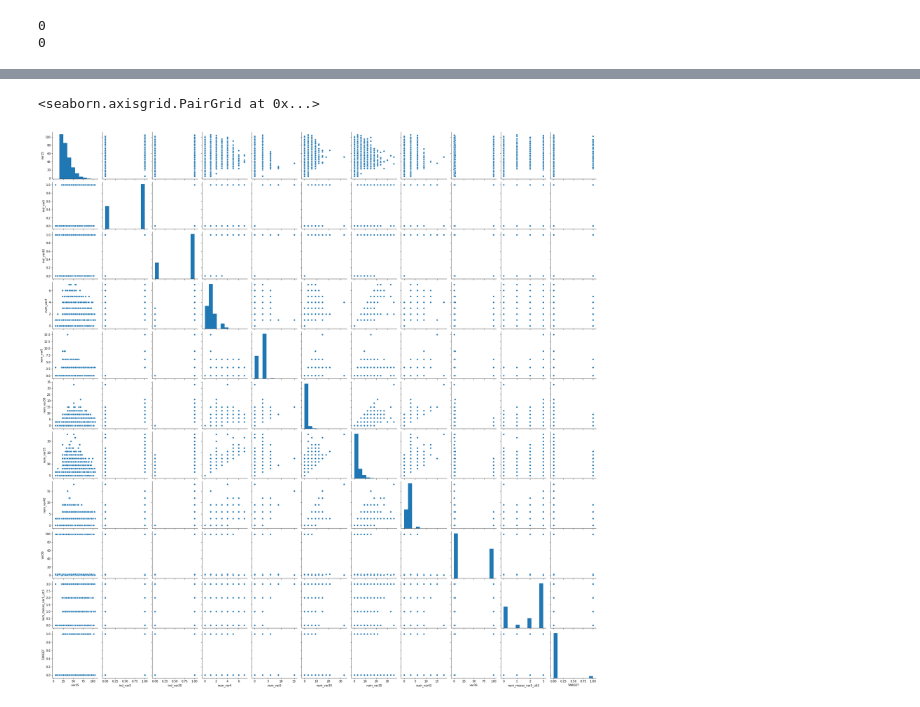
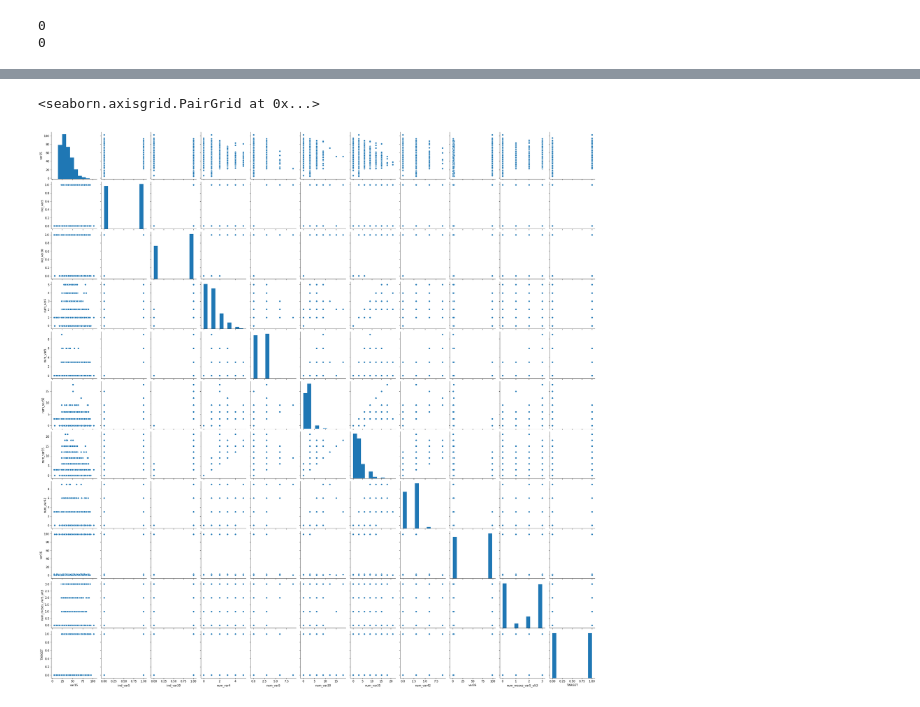
Before and after one commit to gustavomccoelho/Customer-Satisfaction-Prediction, a Jupyter notebook: code/Exploratory-Analysis.ipynb, the cells around one changed output, grey strips where cells are left out. Saved outputs shown, nothing was run; the diff lists cells and outputs as text; code cells hidden in the pictures.

```diff
--- a/code/Exploratory-Analysis.ipynb
+++ b/code/Exploratory-Analysis.ipynb
@@ -40,0 +53,2 @@ print(test1.isnull().values.sum())
+# %%
+train2 = train1[train1["TARGET"] == 0].sample(3008).append(train1[train1["TARGET"] == 1])
@@ -41,13 +67,15 @@ print(test1.isnull().values.sum())
 # %%
-# Removing columns with correlation lower than 0.05 to the target variable
+# Removing columns with correlation lower than 0.15 to the target variable
 
-train_corr = train1.corr(method = 'pearson')["TARGET"]
+train_corr = train2.corr(method = 'pearson')["TARGET"]
 train_corr = train_corr.fillna(0)
 
-train2 = train1
+train3 = train2
+test2 = test1
 for i in range(len(train_corr)):
-    if abs(train_corr[i]) < 0.05:
-        train2 = train2.drop(train_corr.index[i],1)
+    if abs(train_corr[i]) < 0.15:
+        train3 = train3.drop(train_corr.index[i],1)
+        test2 = test2.drop(train_corr.index[i],1)
 # %%
 # Looking at new dataset
 
@@ -85,7 +130,7 @@ train2.boxplot(grid = False, figsize = (18,5))
 # %%
 # Pairplot
 
-sns.pairplot(train2)
+sns.pairplot(train3)
 # %% [output]
 <seaborn.axisgrid.PairGrid at 0x...>
-[figure, old version]
+[figure, new version]
```
Also changed, not shown: parts of 10 cells of this notebook, 1 other file.
